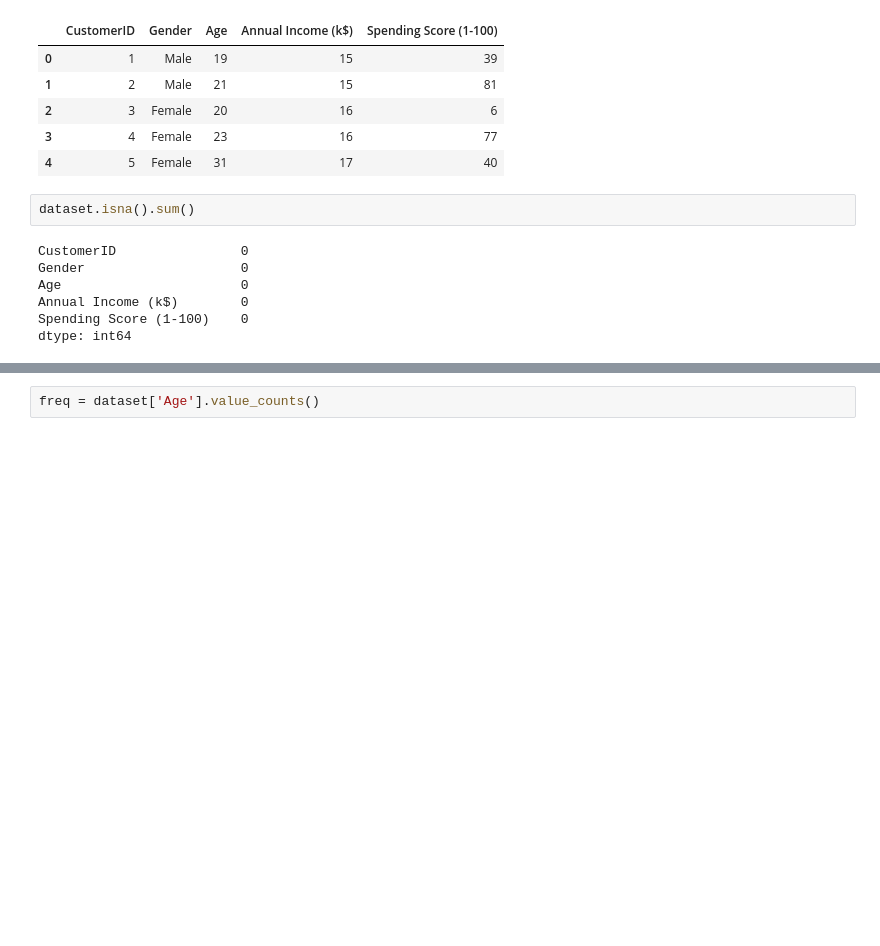
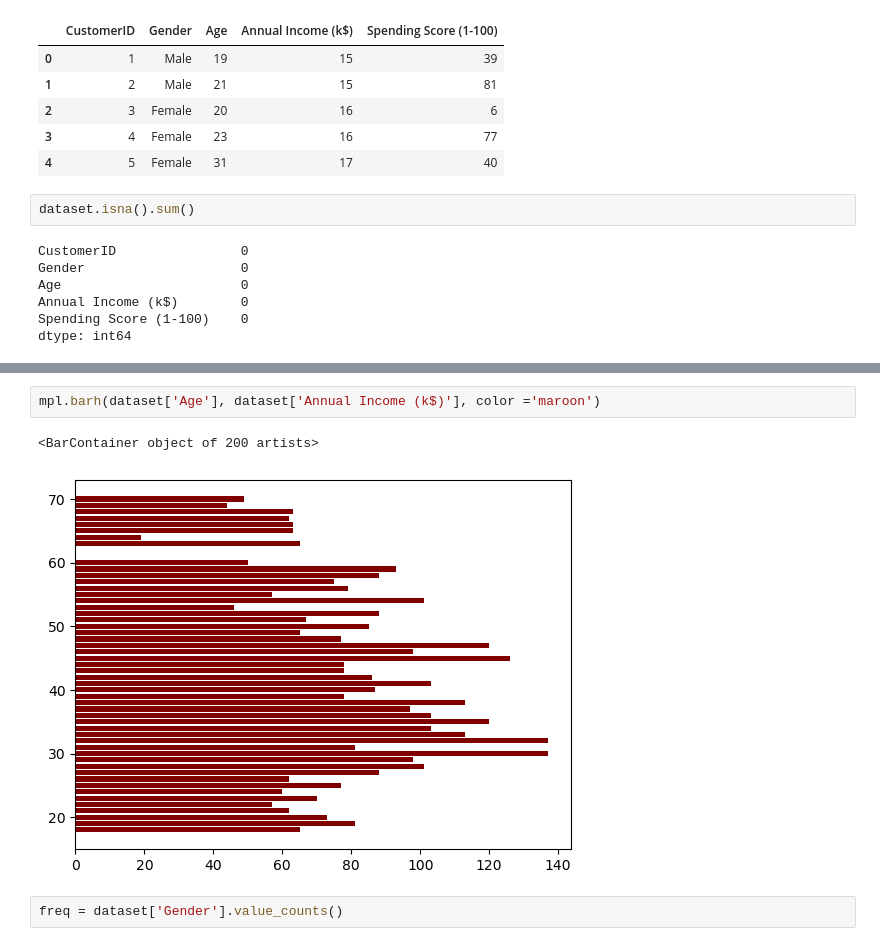
Before and after one commit to Harsh-D-2004/TE-IT-Practicals, a Jupyter notebook: ML/Assignement5.ipynb, the cells around one changed output, grey strips where cells are left out. Drawn from its saved outputs; the diff is of its cells as text; blank space fills up the shorter version.

```diff
--- a/ML/Assignement5.ipynb
+++ b/ML/Assignement5.ipynb
@@ -35,5 +35,10 @@ mpl.barh(dataset['Gender'], dataset['Spending Score (1-100)'], color ='maroon')
+# %%
+mpl.barh(dataset['Age'], dataset['Annual Income (k$)'], color ='maroon')
+# %% [output]
+<BarContainer object of 200 artists>
+[figure, added]
 # %%
-freq = dataset['Age'].value_counts()
+freq = dataset['Gender'].value_counts()
 # %%
 mpl.pie(freq.values , labels=freq.index)
 # %% [output]
```
Also changed, not shown: parts of 50 cells of this notebook.
